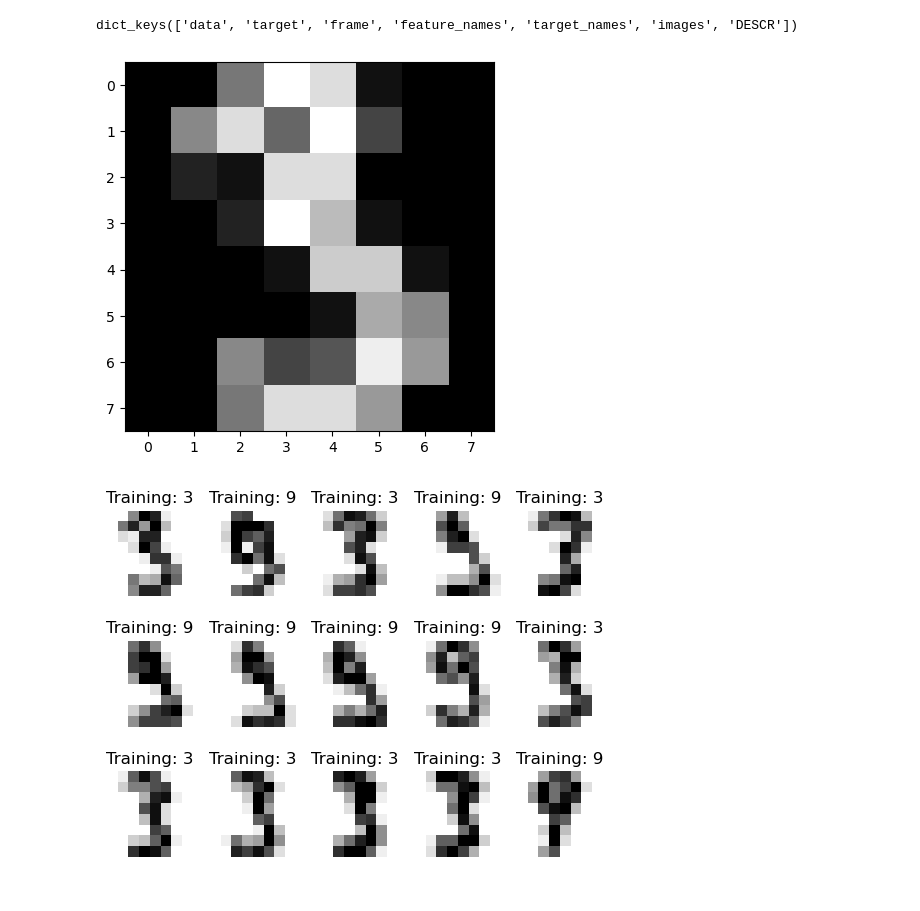
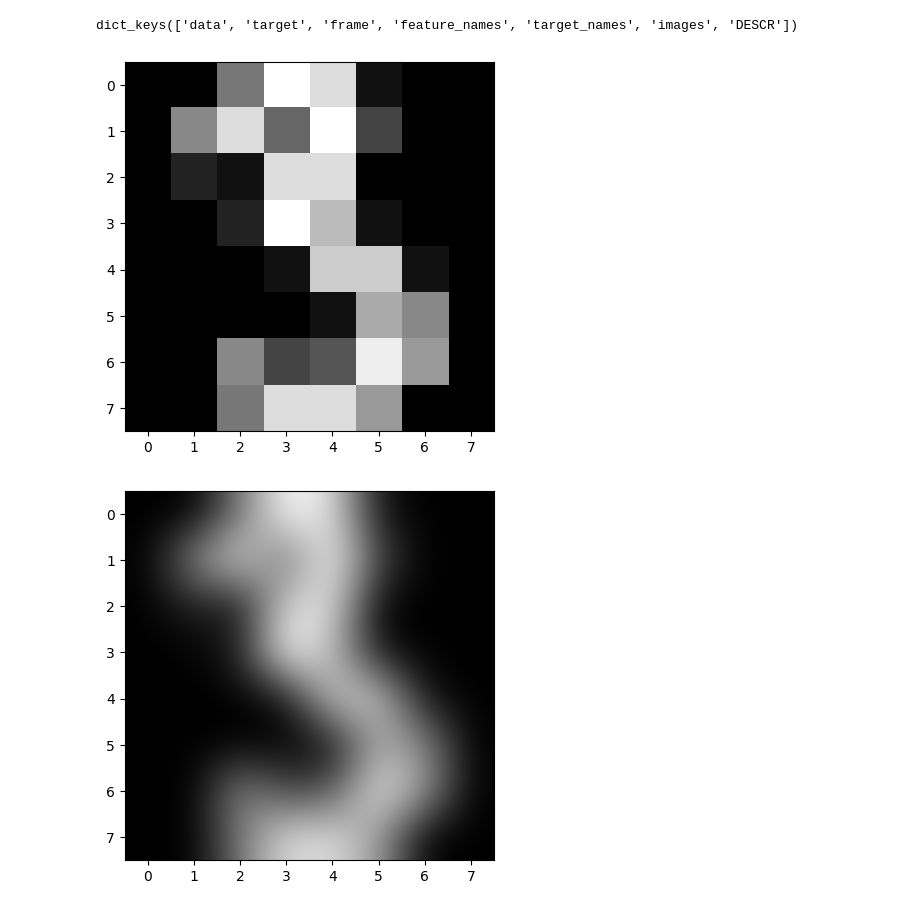
Before and after one commit to Ruben-Hartenstein/machine_learning_essentials, a Jupyter notebook: exercise_1/linear-classifiers.ipynb, the cells around one changed output. Saved outputs shown, nothing was run; the diff lists cells and outputs as text; code cells hidden in the pictures.

```diff
--- a/exercise_1/linear-classifiers.ipynb
+++ b/exercise_1/linear-classifiers.ipynb
@@ -18,17 +18,20 @@ dict_keys(['data', 'target', 'frame', 'feature_names', 'target_names', 'images',
 # %%
 import numpy as np
 import matplotlib.pyplot as plt
 
 img = images[3]
 
 assert 2 == len(img.shape)
 
 plt.figure()
 plt.gray()
-plt.imshow(img,) # also try interpolation =" bicubic "
+plt.imshow(img, interpolation='nearest')
 plt.show()
+plt.imshow(img, interpolation='bicubic')
+plt.show()
 # %% [output]
 [figure]
+[figure, added]
 # %%
 filter_indices = np.where(np.isin(target, [3, 9]))
 
@@ -36,13 +39,6 @@ filter_indices = np.where(np.isin(target, [3, 9]))
 data = data[filter_indices]
 images = images[filter_indices]
 target = target[filter_indices]
-for i in range(15):
-    plt.subplot(3, 5, i + 1)
-    plt.axis('off')
-    plt.imshow(images[i], cmap=plt.cm.gray_r)
-    plt.title('Training: %i' % target[i])
-# %% [output]
-[figure, removed]
 # %%
 from sklearn import model_selection
 
```
Also changed, not shown: parts of 16 cells of this notebook, 3 other files.
